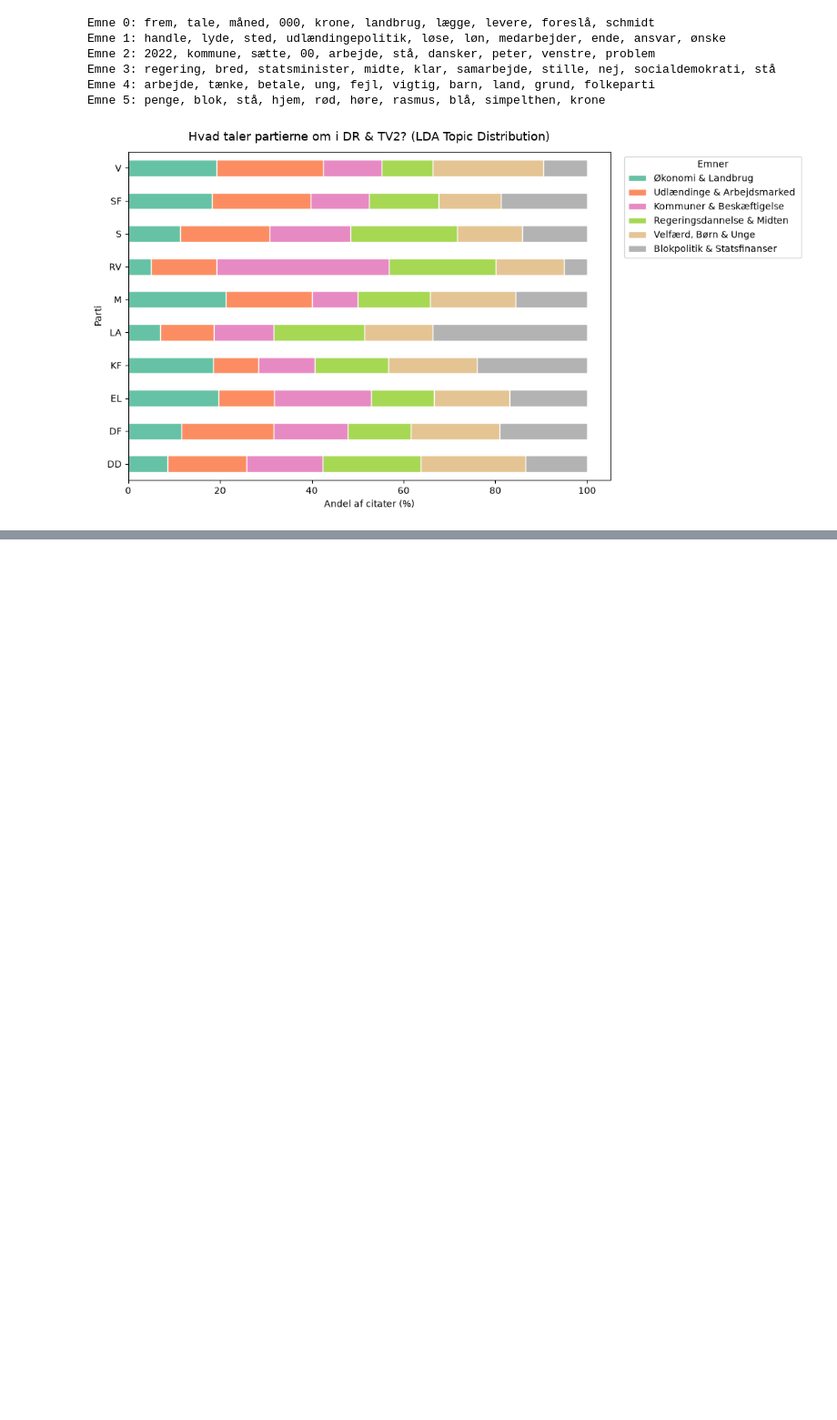
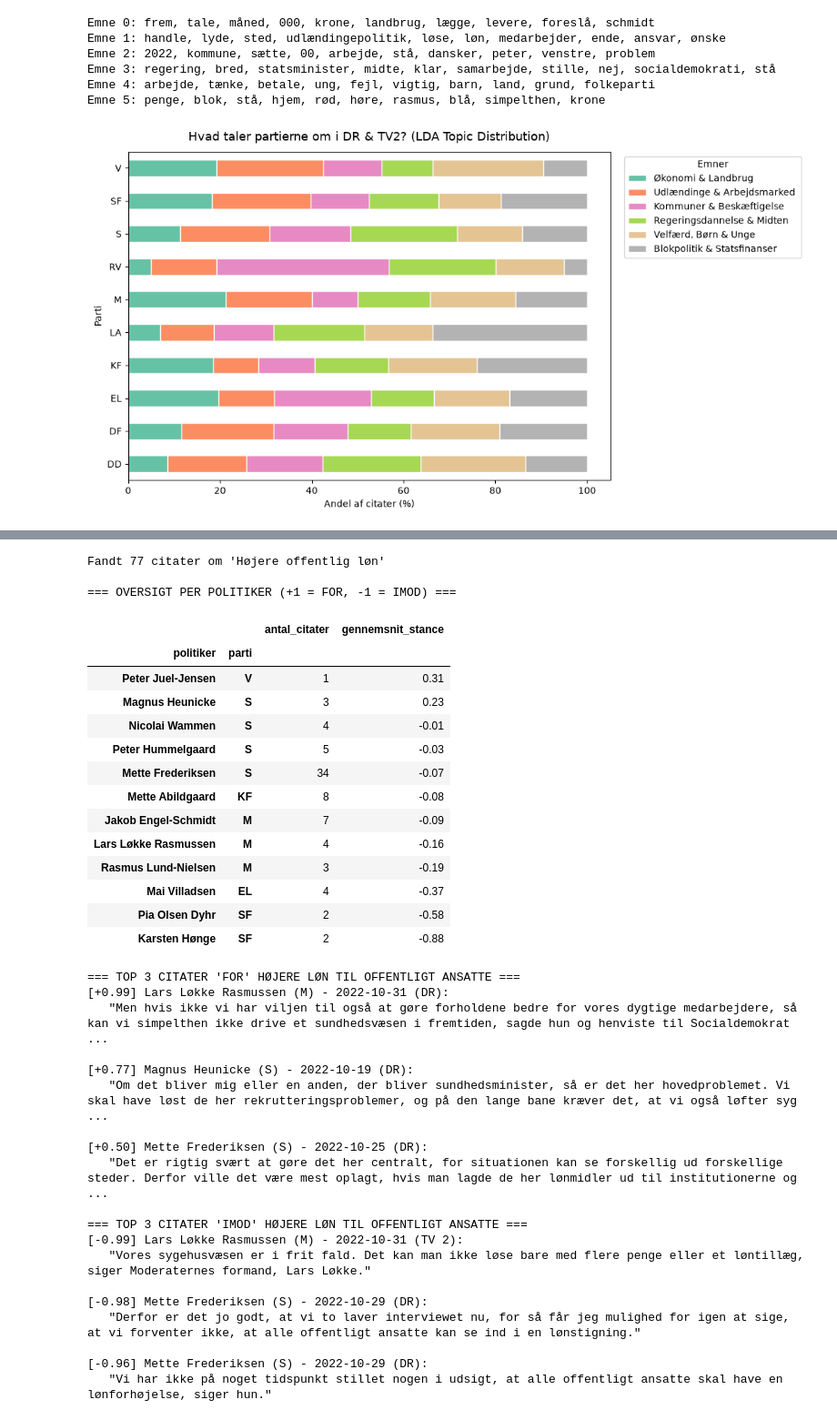
Before and after one commit to Signedue/Politics-Network, a Jupyter notebook: notebooks/tfidf.ipynb, the cells around one changed output, grey strips where cells are left out. Shown at 91% size. Drawn from its saved outputs; the diff is of its cells as text; code cells hidden in the pictures; blank space fills up the shorter version.

```diff
--- a/notebooks/tfidf.ipynb
+++ b/notebooks/tfidf.ipynb
@@ -309,0 +502,41 @@ plt.show()
+# %%
+sub_loen, oversigt_loen = undersoeg_emne_stance(
+    df, "Højere offentlig løn", ["løn", "sygeplejerske", "rekruttering"], "højere løn til offentligt ansatte"
+)
+# %% [output]
+Fandt 77 citater om 'Højere offentlig løn'
+
+=== OVERSIGT PER POLITIKER (+1 = FOR, -1 = IMOD) ===
+|  |  | antal_citater | gennemsnit_stance |
+| politiker | parti |  |  |
+| Peter Juel-Jensen | V | 1 | 0.31 |
+| Magnus Heunicke | S | 3 | 0.23 |
+| Nicolai Wammen | S | 4 | -0.01 |
+| Peter Hummelgaard | S | 5 | -0.03 |
+| Mette Frederiksen | S | 34 | -0.07 |
+| Mette Abildgaard | KF | 8 | -0.08 |
+| Jakob Engel-Schmidt | M | 7 | -0.09 |
+| Lars Løkke Rasmussen | M | 4 | -0.16 |
+| Rasmus Lund-Nielsen | M | 3 | -0.19 |
+| Mai Villadsen | EL | 4 | -0.37 |
+| Pia Olsen Dyhr | SF | 2 | -0.58 |
+| Karsten Hønge | SF | 2 | -0.88 |
+=== TOP 3 CITATER 'FOR' HØJERE LØN TIL OFFENTLIGT ANSATTE ===
+[+0.99] Lars Løkke Rasmussen (M) - 2022-10-31 (DR):
+   "Men hvis ikke vi har viljen til også at gøre forholdene bedre for vores dygtige medarbejdere, så kan vi simpelthen ikke drive et sundhedsvæsen i fremtiden, sagde hun og henviste til Socialdemokrat ...
+
+[+0.77] Magnus Heunicke (S) - 2022-10-19 (DR):
+   "Om det bliver mig eller en anden, der bliver sundhedsminister, så er det her hovedproblemet. Vi skal have løst de her rekrutteringsproblemer, og på den lange bane kræver det, at vi også løfter syg ...
+
+[+0.50] Mette Frederiksen (S) - 2022-10-25 (DR):
+   "Det er rigtig svært at gøre det her centralt, for situationen kan se forskellig ud forskellige steder. Derfor ville det være mest oplagt, hvis man lagde de her lønmidler ud til institutionerne og  ...
+
+=== TOP 3 CITATER 'IMOD' HØJERE LØN TIL OFFENTLIGT ANSATTE ===
+[-0.99] Lars Løkke Rasmussen (M) - 2022-10-31 (TV 2):
+   "Vores sygehusvæsen er i frit fald. Det kan man ikke løse bare med flere penge eller et løntillæg, siger Moderaternes formand, Lars Løkke."
+
+[-0.98] Mette Frederiksen (S) - 2022-10-29 (DR):
+   "Derfor er det jo godt, at vi to laver interviewet nu, for så får jeg mulighed for igen at sige, at vi forventer ikke, at alle offentligt ansatte kan se ind i en lønstigning."
+
+[-0.96] Mette Frederiksen (S) - 2022-10-29 (DR):
+   "Vi har ikke på noget tidspunkt stillet nogen i udsigt, at alle offentligt ansatte skal have en lønforhøjelse, siger hun."
```
Also changed, not shown: parts of 7 cells of this notebook, 1 other file.
